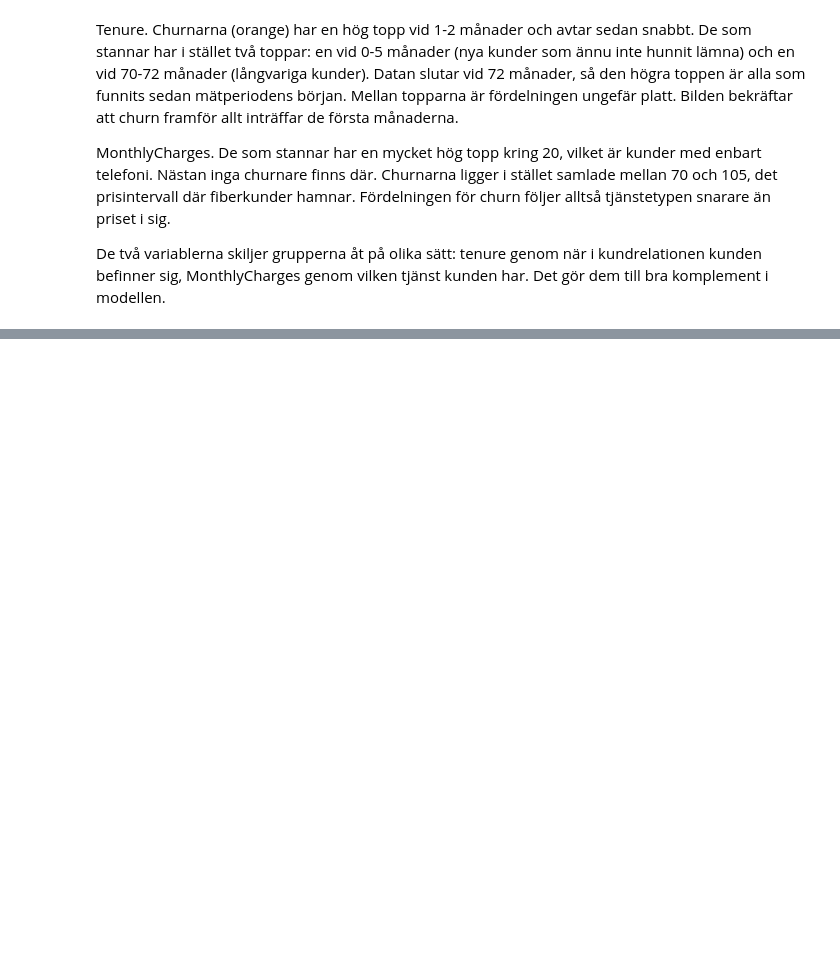
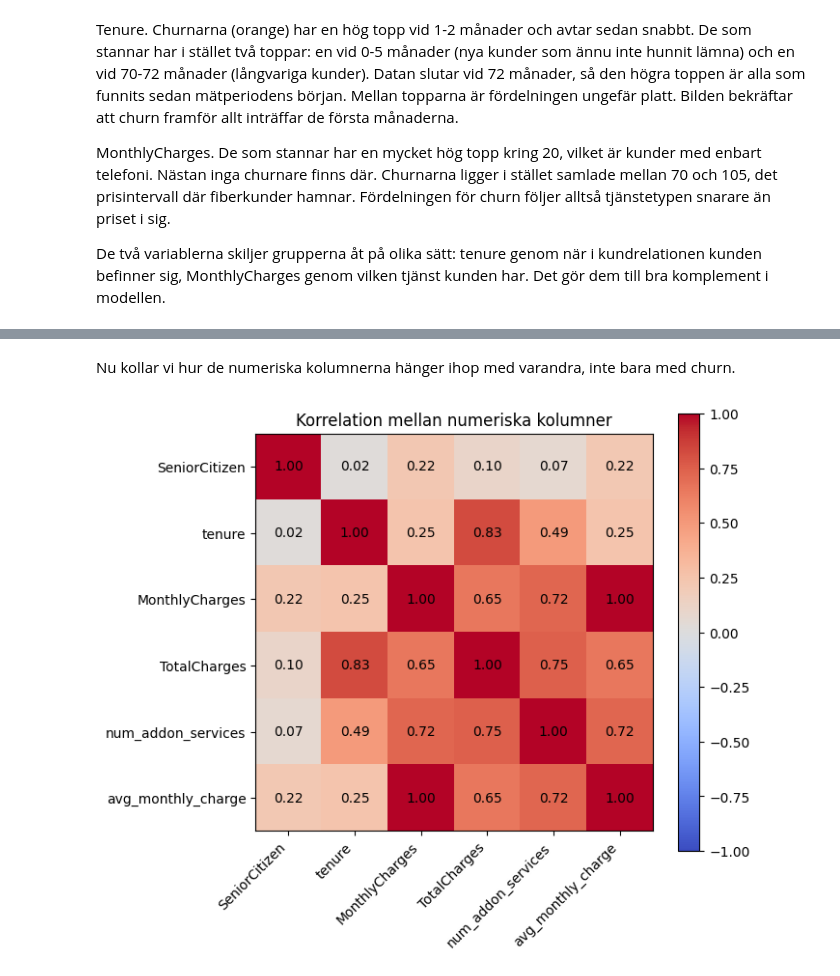
Before and after one commit to LukWen-Ill/Dataview_v2, a Jupyter notebook: src/eda.ipynb, the cells around one changed output, grey strips where cells are left out. Saved outputs shown, nothing was run; the diff lists cells and outputs as text; code cells hidden in the pictures; blank space fills up the shorter version.

Commit message:
EDA: datakontroller, prisintervall, härledda kolumner och slutsatser

```diff
--- a/src/eda.ipynb
+++ b/src/eda.ipynb
@@ -196,10 +250,6 @@ med månadsavtal, fiber, e-check och få tilläggstjänster.
 # %%
-clean_df = clean(df)
-clean_df["churn"] = (df[TARGET_COLUMN] == "Yes").astype(int)
+clean_df = with_churn_flag(df)
 clean_df.groupby("churn")[["tenure", "MonthlyCharges", "TotalCharges"]].describe().T.round(1)
-
-# clean() gör TotalCharges numerisk, sedan lägger vi på en 0/1-kolumn för churn och jämför fördelningen av de tre beloppskolumnerna för de som stannat respektive lämnat.
-# describe() ger antal, medel, spridning och kvartiler medan T vänder tabellen så den blir läsbar.
 # %% [output]
 |  | churn | 0 | 1 |
 | tenure | count | 5174.0 | 1869.0 |
@@ -300,0 +434,19 @@ modellen.
+# %% [markdown]
+Nu kollar vi hur de numeriska kolumnerna hänger ihop med varandra, inte bara med churn.
+# %%
+numeric = clean_df[NUMERIC_COLUMNS]
+corr = numeric.corr()
+
+fig, ax = plt.subplots(figsize=(7, 6))
+im = ax.imshow(corr, cmap="coolwarm", vmin=-1, vmax=1)
+ax.set_xticks(range(len(corr)), corr.columns, rotation=45, ha="right")
+ax.set_yticks(range(len(corr)), corr.columns)
+for i in range(len(corr)):
+    for j in range(len(corr)):
+        ax.text(j, i, f"{corr.iloc[i, j]:.2f}", ha="center", va="center")
+fig.colorbar(im, ax=ax)
+ax.set_title("Korrelation mellan numeriska kolumner")
+fig.tight_layout()
+plt.show()
+# %% [output]
+[figure, added]
```
Also changed, not shown: parts of 30 cells of this notebook.
